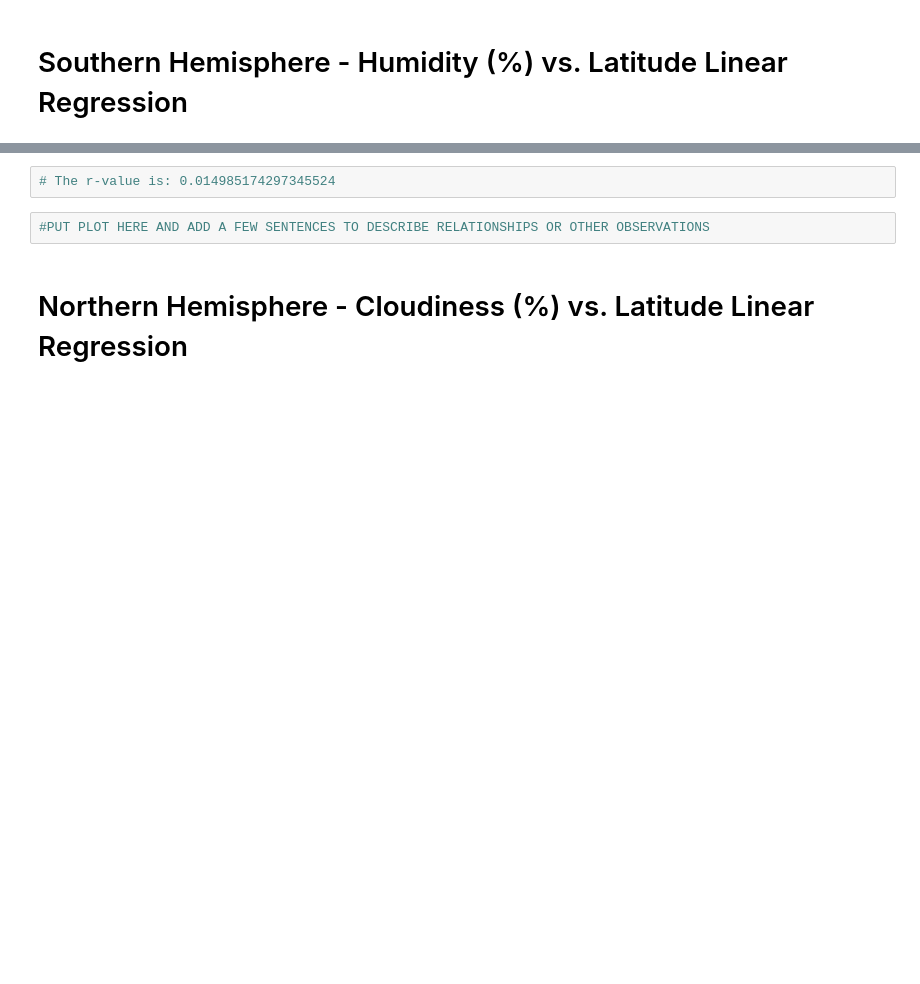
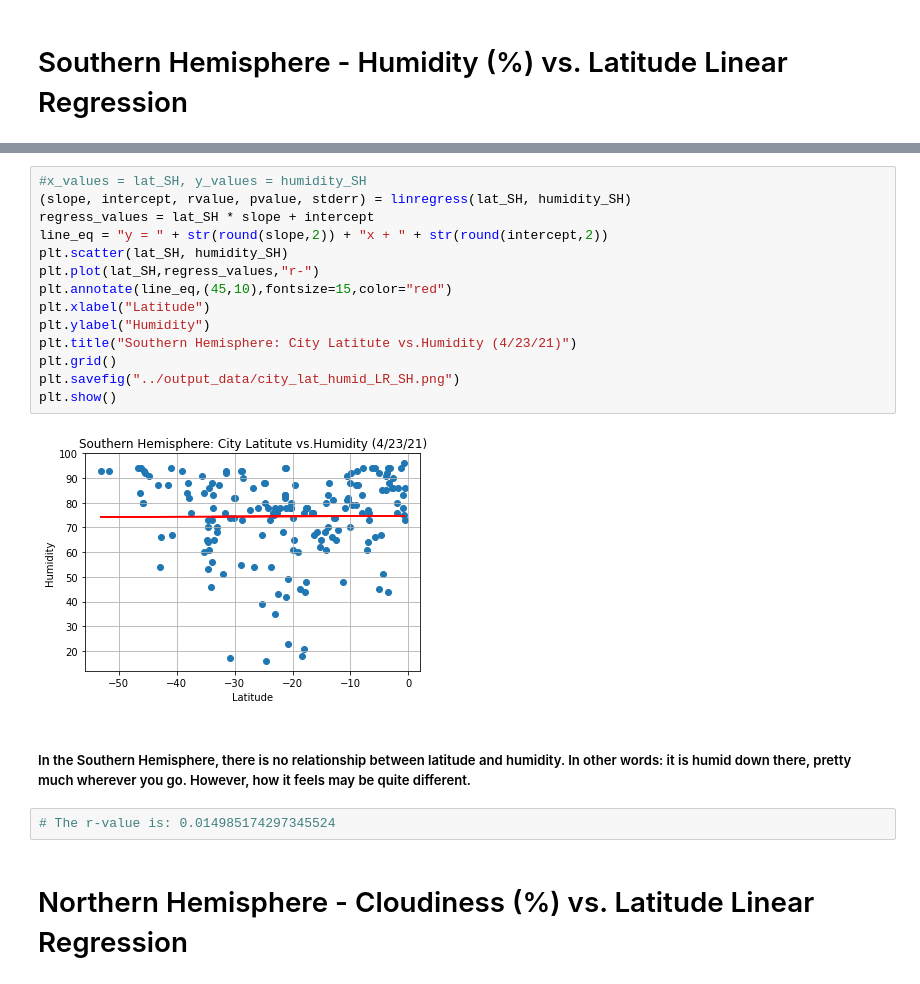
Before and after one commit to MarcLeslie/python-api-challenge, a Jupyter notebook: WeatherPy/WeatherPy.ipynb, the cells around one changed output, grey strips where cells are left out. Drawn from its saved outputs; the diff is of its cells as text; blank space fills up the shorter version.

```diff
--- a/WeatherPy/WeatherPy.ipynb
+++ b/WeatherPy/WeatherPy.ipynb
@@ -295,7 +350,23 @@ plt.show()
+# %%
+#x_values = lat_SH, y_values = humidity_SH
+(slope, intercept, rvalue, pvalue, stderr) = linregress(lat_SH, humidity_SH)
+regress_values = lat_SH * slope + intercept
+line_eq = "y = " + str(round(slope,2)) + "x + " + str(round(intercept,2))
+plt.scatter(lat_SH, humidity_SH)
+plt.plot(lat_SH,regress_values,"r-")
+plt.annotate(line_eq,(45,10),fontsize=15,color="red")
+plt.xlabel("Latitude")
+plt.ylabel("Humidity")
+plt.title("Southern Hemisphere: City Latitute vs.Humidity (4/23/21)")
+plt.grid()
+plt.savefig("../output_data/city_lat_humid_LR_SH.png")
+plt.show()
+# %% [output]
+[figure, added]
+# %% [markdown]
+##### In the Southern Hemisphere, there is no relationship between latitude and humidity.   In other words: it is humid down there, pretty much wherever you go.  However, how it feels may be quite different.
 # %%
 # The r-value is: 0.014985174297345524
-# %%
-#PUT PLOT HERE AND ADD A FEW SENTENCES TO DESCRIBE RELATIONSHIPS OR OTHER OBSERVATIONS
 # %% [markdown]
 # Northern Hemisphere - Cloudiness (%) vs. Latitude Linear Regression
 # %%
```
Also changed, not shown: parts of 14 cells of this notebook, 5 other files.
